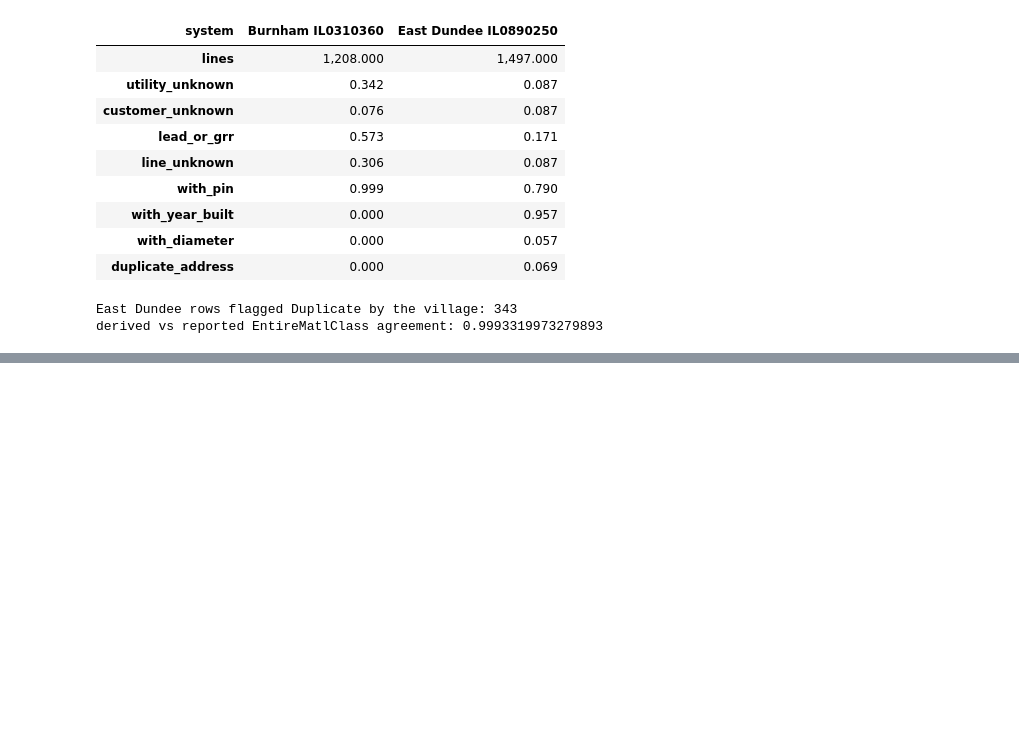
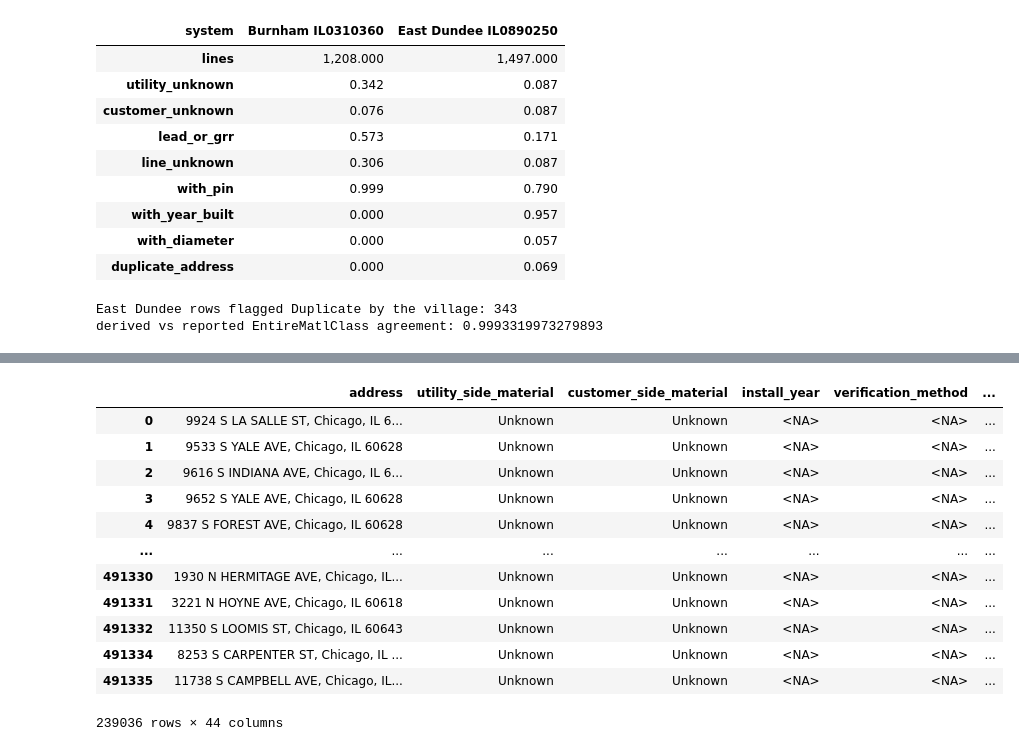
Before and after one commit to prad101/lead-line-lens, a Jupyter notebook: notebooks/01_audit.ipynb, the cells around one changed output, grey strips where cells are left out. Saved outputs shown, nothing was run; the diff lists cells and outputs as text; code cells hidden in the pictures; blank space fills up the shorter version.

```diff
--- a/notebooks/01_audit.ipynb
+++ b/notebooks/01_audit.ipynb
@@ -248,0 +345,16 @@ derived vs reported EntireMatlClass agreement: 0.9993319973279893
+# %%
+df.loc[(df["utility_side_material"] == 'Unknown') & (df["customer_side_material"] == 'Unknown')]
+# %% [output]
+|  | address | utility_side_material | customer_side_material | install_year | verification_method | ... |
+| 0 | 9924 S LA SALLE ST, Chicago, IL 6... | Unknown | Unknown | <NA> | <NA> | ... |
+| 1 | 9533 S YALE AVE, Chicago, IL 60628 | Unknown | Unknown | <NA> | <NA> | ... |
+| 2 | 9616 S INDIANA AVE, Chicago, IL 6... | Unknown | Unknown | <NA> | <NA> | ... |
+| 3 | 9652 S YALE AVE, Chicago, IL 60628 | Unknown | Unknown | <NA> | <NA> | ... |
+| 4 | 9837 S FOREST AVE, Chicago, IL 60628 | Unknown | Unknown | <NA> | <NA> | ... |
+| ... | ... | ... | ... | ... | ... | ... |
+| 491330 | 1930 N HERMITAGE AVE, Chicago, IL... | Unknown | Unknown | <NA> | <NA> | ... |
+| 491331 | 3221 N HOYNE AVE, Chicago, IL 60618 | Unknown | Unknown | <NA> | <NA> | ... |
+| 491332 | 11350 S LOOMIS ST, Chicago, IL 60643 | Unknown | Unknown | <NA> | <NA> | ... |
+| 491334 | 8253 S CARPENTER ST, Chicago, IL ... | Unknown | Unknown | <NA> | <NA> | ... |
+| 491335 | 11738 S CAMPBELL AVE, Chicago, IL... | Unknown | Unknown | <NA> | <NA> | ... |
+239036 rows × 44 columns
```
Also changed, not shown: parts of 8 cells of this notebook, 1 other file.
